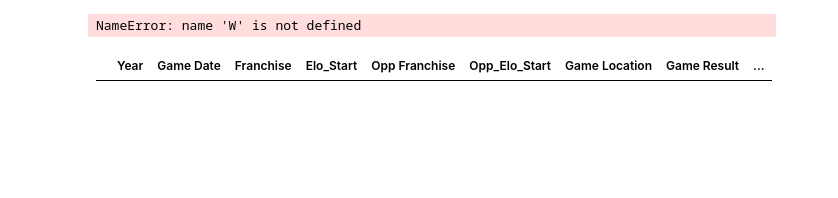
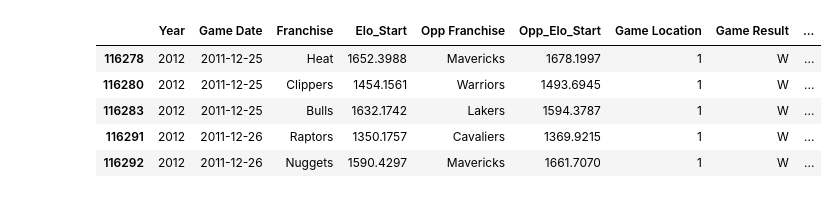
Before and after one commit to alz256/Data-Projects, a Jupyter notebook: Data Mining (Cleaned Pandas) 5-2.ipynb, the cells around one changed output. Saved outputs shown, nothing was run; the diff lists cells and outputs as text; code cells hidden in the pictures; blank space fills up the shorter version.

```diff
--- a/Data Mining (Cleaned Pandas) 5-2.ipynb
+++ b/Data Mining (Cleaned Pandas) 5-2.ipynb
@@ -56,4 +56,4 @@ nba["Game Location"] = nba["Game Location"].str.replace("H","0")
 # 1 is home
 # 0 is away
 # %%
-nba = nba[nba["Game Location"] == 1].copy()
+upsetwins = nba[nba["Game Location"] == "1"].copy()
@@ -60,8 +69,11 @@ nba = nba[nba["Game Location"] == 1].copy()
 # %%
-nba = nba[nba["Game Result"] == W].copy()
+upsetwins = upsetwins[upsetwins["Game Result"] == "W"].copy()
-# %% [output]
-NameError: name 'W' is not defined
 # %%
-nba.head(5)
+upsetwins.head(5)
 # %% [output]
 |  | Year | Game Date | Franchise | Elo_Start | Opp Franchise | Opp_Elo_Start | Game Location | Game Result | ... |
+| 116278 | 2012 | 2011-12-25 | Heat | 1652.3988 | Mavericks | 1678.1997 | 1 | W | ... |
+| 116280 | 2012 | 2011-12-25 | Clippers | 1454.1561 | Warriors | 1493.6945 | 1 | W | ... |
+| 116283 | 2012 | 2011-12-25 | Bulls | 1632.1742 | Lakers | 1594.3787 | 1 | W | ... |
+| 116291 | 2012 | 2011-12-26 | Raptors | 1350.1757 | Cavaliers | 1369.9215 | 1 | W | ... |
+| 116292 | 2012 | 2011-12-26 | Nuggets | 1590.4297 | Mavericks | 1661.7070 | 1 | W | ... |
```
Also changed, not shown: parts of 12 cells of this notebook.
